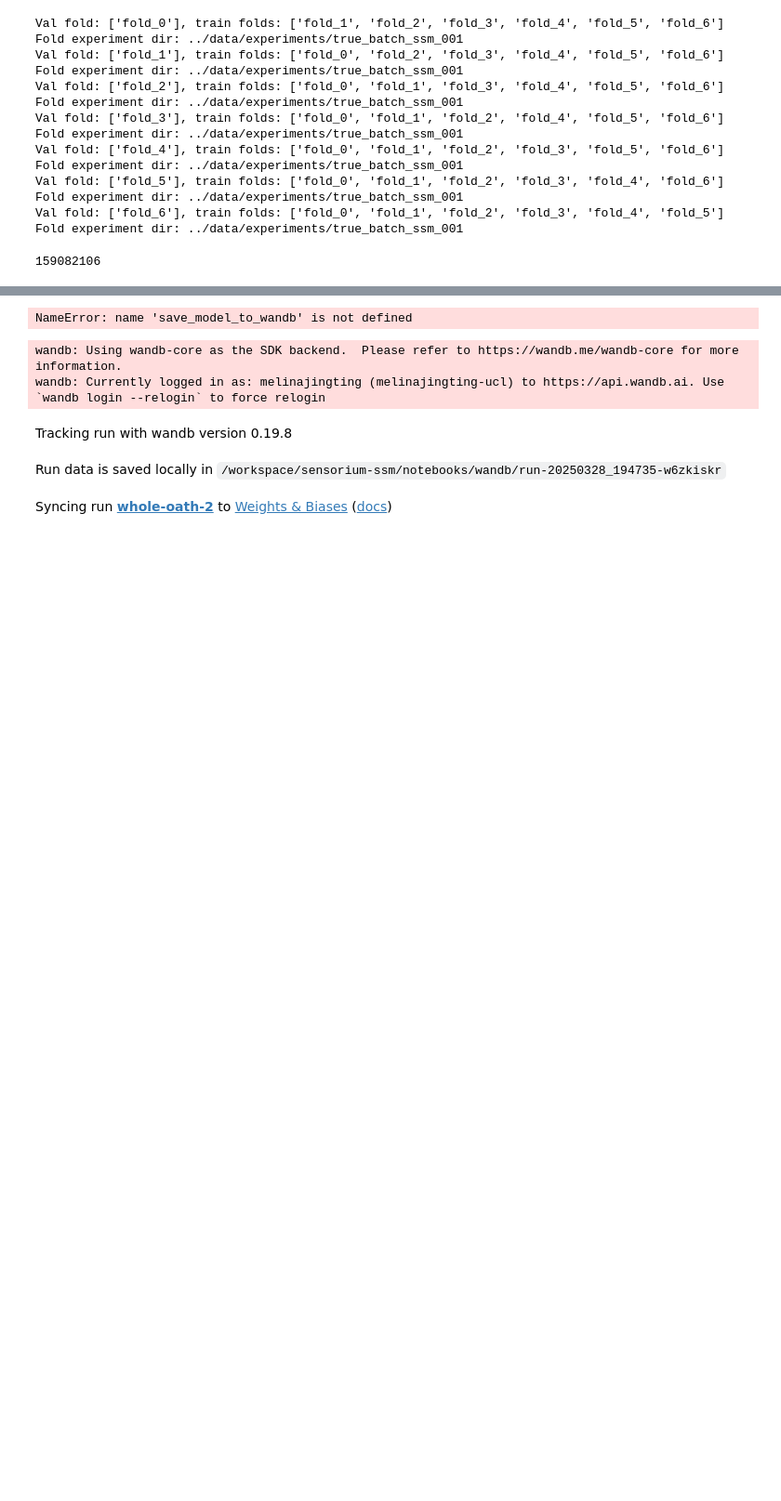
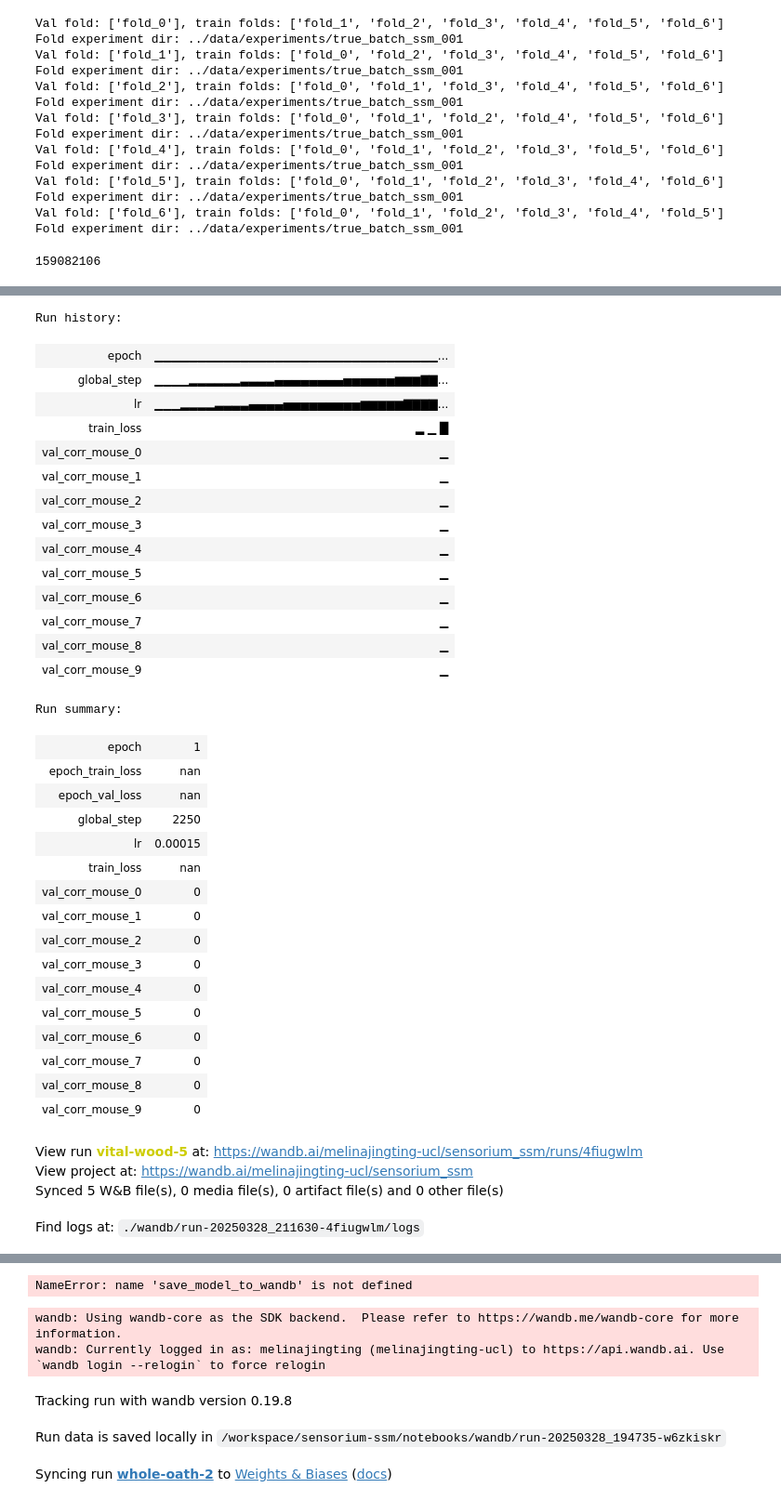
Before and after one commit to Melina-Jingting/sensorium-ssm, a Jupyter notebook: notebooks/train_pipeline.ipynb, the cells around one changed output, grey strips where cells are left out. Shown at 93% size. Drawn from its saved outputs; the diff is of its cells as text; code cells hidden in the pictures; blank space fills up the shorter version.

```diff
--- a/notebooks/train_pipeline.ipynb
+++ b/notebooks/train_pipeline.ipynb
@@ -239 +240,4 @@ Epoch 1/12 - Train Loss: nan - Val Loss: nan - Corr: nan
 ValueError: Key values passed to `wandb.log` must be strings.
+# %%
+wandb.finish()
+# %% [output]
@@ -239,0 +245,36 @@ ValueError: Key values passed to `wandb.log` must be strings.
+Run history:
+| epoch | ▁▁▁▁▁▁▁▁▁▁▁▁▁▁▁▁▁▁▁▁▁▁▁▁▁▁▁▁▁▁▁▁▁... |
+| global_step | ▁▁▁▁▂▂▂▂▂▂▃▃▃▃▄▄▄▄▄▄▄▄▅▅▅▅▅▅▆▆▆▇▇... |
+| lr | ▁▁▁▂▂▂▂▃▃▃▃▄▄▄▄▅▅▅▅▅▅▅▅▅▆▆▆▆▆▇▇▇▇... |
+| train_loss | ▂ ▁ █ |
+| val_corr_mouse_0 | ▁ |
+| val_corr_mouse_1 | ▁ |
+| val_corr_mouse_2 | ▁ |
+| val_corr_mouse_3 | ▁ |
+| val_corr_mouse_4 | ▁ |
+| val_corr_mouse_5 | ▁ |
+| val_corr_mouse_6 | ▁ |
+| val_corr_mouse_7 | ▁ |
+| val_corr_mouse_8 | ▁ |
+| val_corr_mouse_9 | ▁ |
+Run summary:
+| epoch | 1 |
+| epoch_train_loss | nan |
+| epoch_val_loss | nan |
+| global_step | 2250 |
+| lr | 0.00015 |
+| train_loss | nan |
+| val_corr_mouse_0 | 0 |
+| val_corr_mouse_1 | 0 |
+| val_corr_mouse_2 | 0 |
+| val_corr_mouse_3 | 0 |
+| val_corr_mouse_4 | 0 |
+| val_corr_mouse_5 | 0 |
+| val_corr_mouse_6 | 0 |
+| val_corr_mouse_7 | 0 |
+| val_corr_mouse_8 | 0 |
+| val_corr_mouse_9 | 0 |
+View run vital-wood-5 at: https://wandb.ai/melinajingting-ucl/sensorium_ssm/runs/4fiugwlm
+View project at: https://wandb.ai/melinajingting-ucl/sensorium_ssm
+Synced 5 W&B file(s), 0 media file(s), 0 artifact file(s) and 0 other file(s)
+Find logs at: ./wandb/run-20250328_211630-4fiugwlm/logs
```
Also changed, not shown: parts of 7 cells of this notebook, 20 other files.
